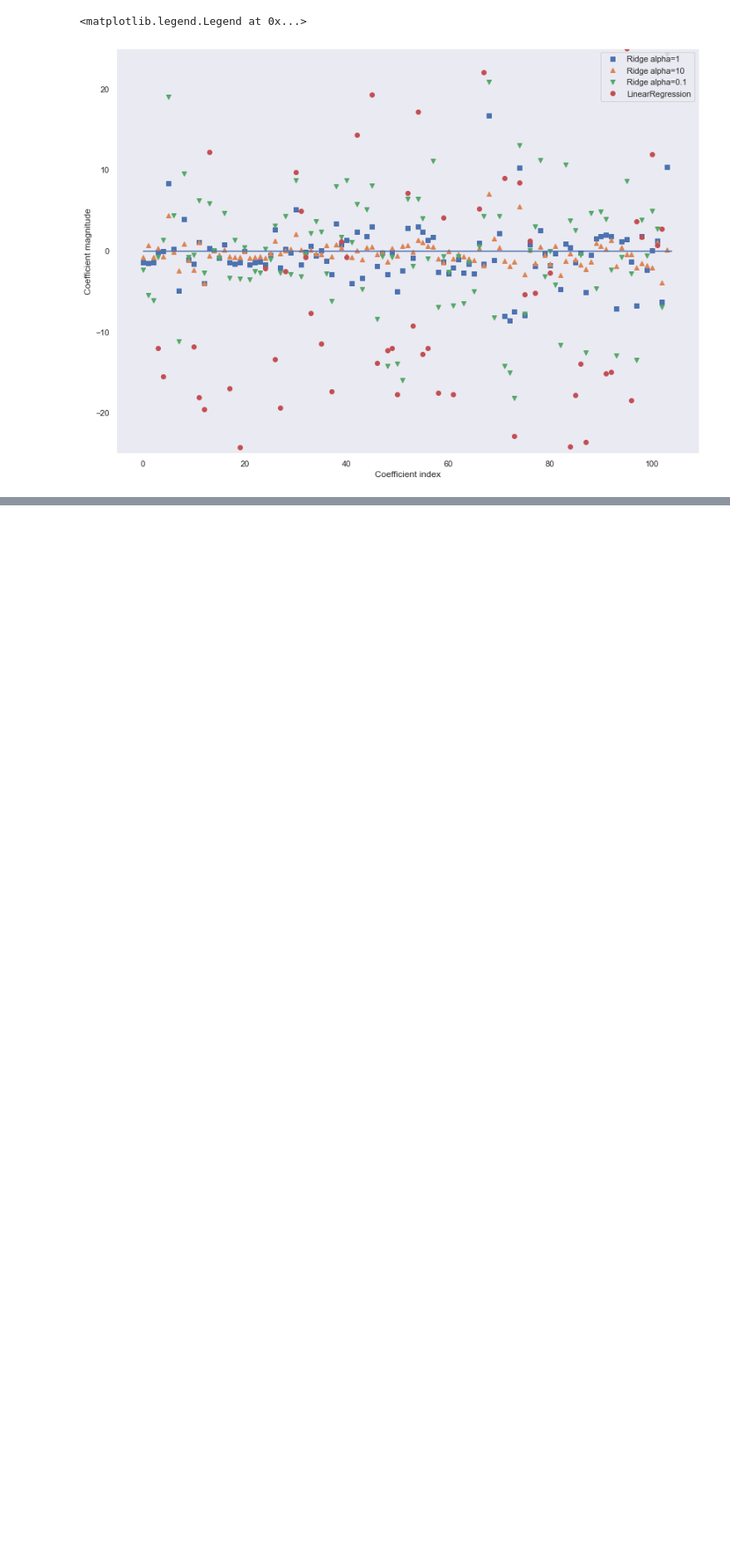
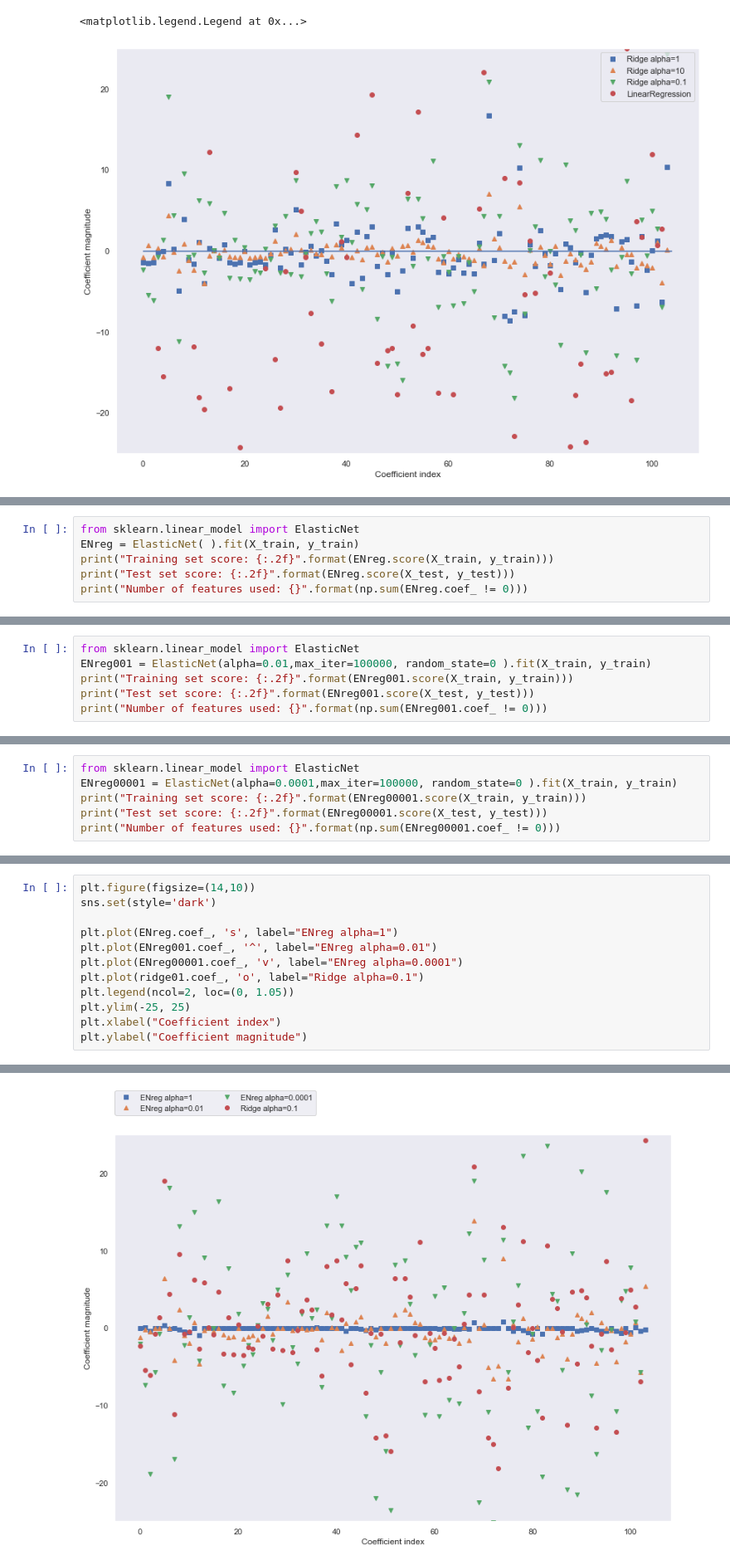
Before and after one commit to Rasel-25/Book-s-Code, a Jupyter notebook: Introduction to Machine Learning with Python/CHAPTER 2 ( Supervised Learning ).ipynb, the cells around one changed output, grey strips where cells are left out. Shown at 83% size. Saved outputs shown, nothing was run; the diff lists cells and outputs as text; blank space fills up the shorter version.

```diff
--- a/Introduction to Machine Learning with Python/CHAPTER 2 ( Supervised Learning ).ipynb
+++ b/Introduction to Machine Learning with Python/CHAPTER 2 ( Supervised Learning ).ipynb
@@ -439,0 +524,6 @@ plt.legend(loc=1)
+# %%
+from sklearn.linear_model import ElasticNet
+ENreg = ElasticNet( ).fit(X_train, y_train)
+print("Training set score: {:.2f}".format(ENreg.score(X_train, y_train)))
+print("Test set score: {:.2f}".format(ENreg.score(X_test, y_test)))
+print("Number of features used: {}".format(np.sum(ENreg.coef_ != 0)))
@@ -439,0 +562,6 @@ plt.legend(loc=1)
+# %%
+from sklearn.linear_model import ElasticNet
+ENreg001 = ElasticNet(alpha=0.01,max_iter=100000, random_state=0 ).fit(X_train, y_train)
+print("Training set score: {:.2f}".format(ENreg001.score(X_train, y_train)))
+print("Test set score: {:.2f}".format(ENreg001.score(X_test, y_test)))
+print("Number of features used: {}".format(np.sum(ENreg001.coef_ != 0)))
@@ -439,0 +572,6 @@ plt.legend(loc=1)
+# %%
+from sklearn.linear_model import ElasticNet
+ENreg00001 = ElasticNet(alpha=0.0001,max_iter=100000, random_state=0 ).fit(X_train, y_train)
+print("Training set score: {:.2f}".format(ENreg00001.score(X_train, y_train)))
+print("Test set score: {:.2f}".format(ENreg00001.score(X_test, y_test)))
+print("Number of features used: {}".format(np.sum(ENreg00001.coef_ != 0)))
@@ -439,0 +582,13 @@ plt.legend(loc=1)
+# %%
+plt.figure(figsize=(14,10))
+sns.set(style='dark')
+
+plt.plot(ENreg.coef_, 's', label="ENreg alpha=1")
+plt.plot(ENreg001.coef_, '^', label="ENreg alpha=0.01")
+plt.plot(ENreg00001.coef_, 'v', label="ENreg alpha=0.0001")
+plt.plot(ridge01.coef_, 'o', label="Ridge alpha=0.1")
+plt.legend(ncol=2, loc=(0, 1.05))
+plt.ylim(-25, 25)
+plt.xlabel("Coefficient index")
+plt.ylabel("Coefficient magnitude")
+# %% [output]
@@ -439,0 +596 @@ plt.legend(loc=1)
+[figure, added]
```
Also changed, not shown: parts of 40 cells of this notebook, 1 other file.
